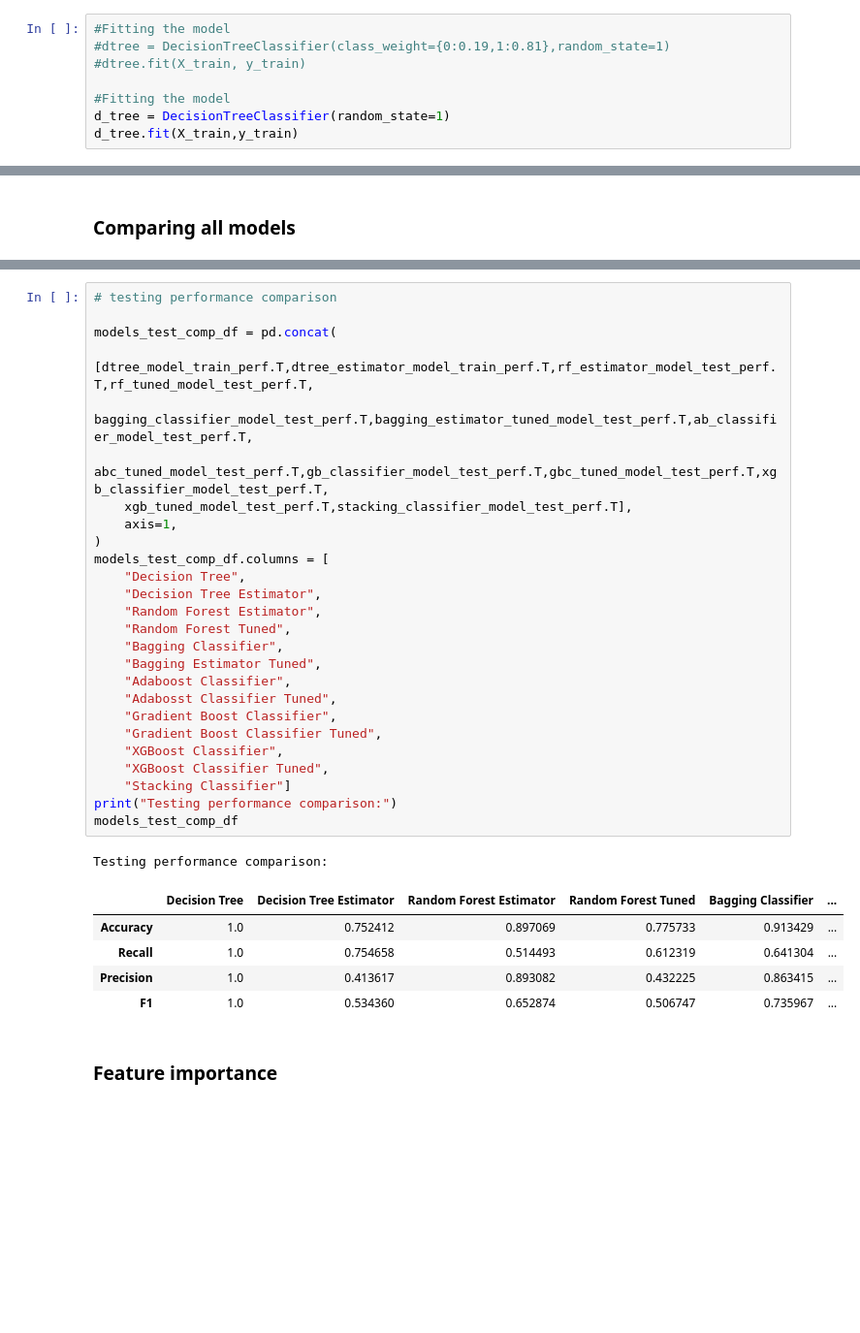
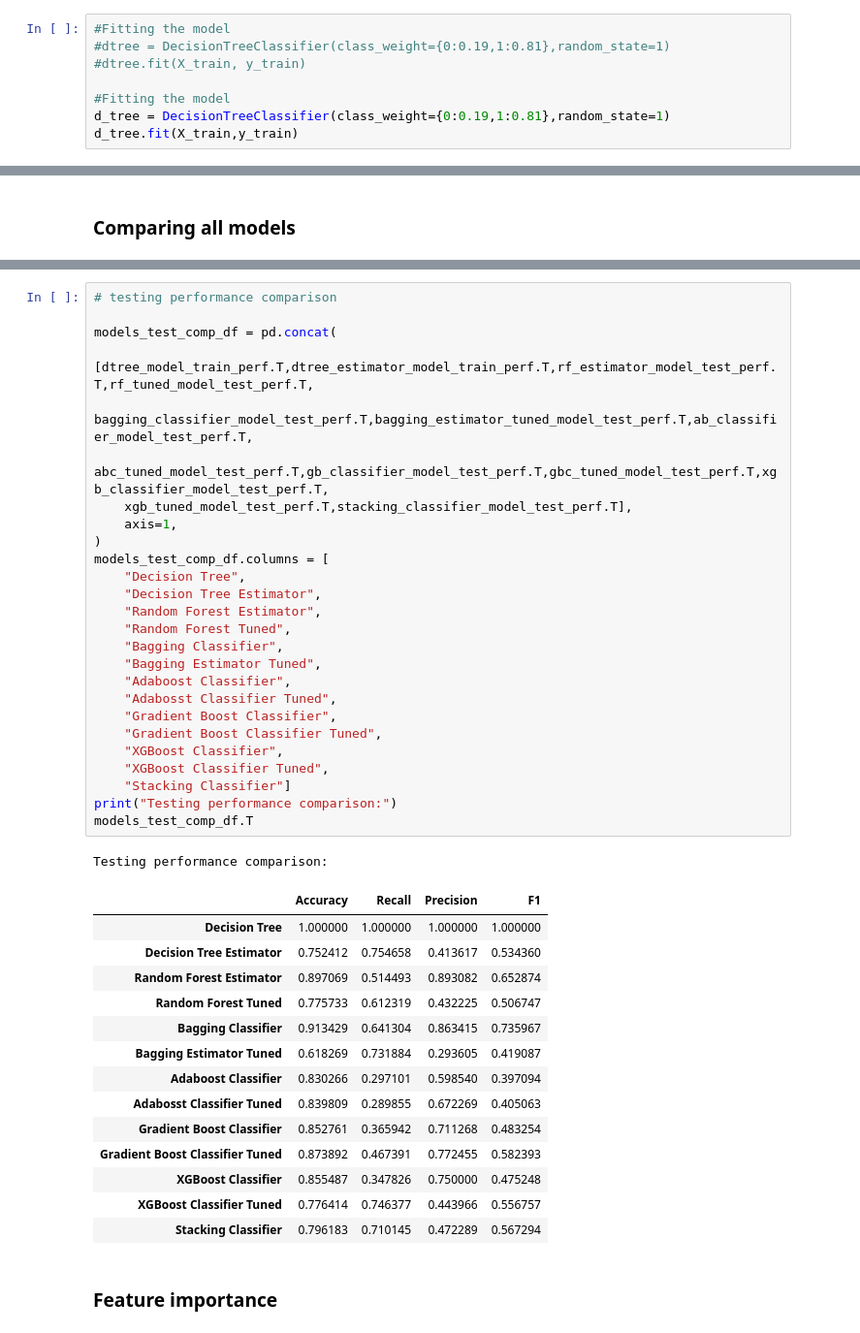
Before and after one commit to cfreeman22/TravelPackagePrediction, a Jupyter notebook: TravelPackagePurchasePrediction.ipynb, the cells around one changed output, grey strips where cells are left out. Shown at 97% size. Saved outputs shown, nothing was run; the diff lists cells and outputs as text; blank space fills up the shorter version.

```diff
--- a/TravelPackagePurchasePrediction.ipynb
+++ b/TravelPackagePurchasePrediction.ipynb
@@ -1046,6 +1109,6 @@ We would want Recall to be maximized, the greater the Recall higher the chances
 #dtree.fit(X_train, y_train)
 
 #Fitting the model
-d_tree = DecisionTreeClassifier(random_state=1)
+d_tree = DecisionTreeClassifier(class_weight={0:0.19,1:0.81},random_state=1)
 d_tree.fit(X_train,y_train)
 # %% [output]
@@ -1621,36 +1761,45 @@ Training performance comparison:
 # %%
 # testing performance comparison
 
 models_test_comp_df = pd.concat(
     [dtree_model_train_perf.T,dtree_estimator_model_train_perf.T,rf_estimator_model_test_perf.T,rf_tuned_model_test_perf.T,
      bagging_classifier_model_test_perf.T,bagging_estimator_tuned_model_test_perf.T,ab_classifier_model_test_perf.T,
      abc_tuned_model_test_perf.T,gb_classifier_model_test_perf.T,gbc_tuned_model_test_perf.T,xgb_classifier_model_test_perf.T,
     xgb_tuned_model_test_perf.T,stacking_classifier_model_test_perf.T],
     axis=1,
 )
 models_test_comp_df.columns = [
     "Decision Tree",
     "Decision Tree Estimator",
     "Random Forest Estimator",
     "Random Forest Tuned",
     "Bagging Classifier",
     "Bagging Estimator Tuned",
     "Adaboost Classifier",
     "Adabosst Classifier Tuned",
     "Gradient Boost Classifier",
     "Gradient Boost Classifier Tuned",
     "XGBoost Classifier",
     "XGBoost Classifier Tuned",
     "Stacking Classifier"]
 print("Testing performance comparison:")
-models_test_comp_df
+models_test_comp_df.T
 # %% [output]
 Testing performance comparison:
-|  | Decision Tree | Decision Tree Estimator | Random Forest Estimator | Random Forest Tuned | Bagging Classifier | ... |
-| Accuracy | 1.0 | 0.752412 | 0.897069 | 0.775733 | 0.913429 | ... |
-| Recall | 1.0 | 0.754658 | 0.514493 | 0.612319 | 0.641304 | ... |
-| Precision | 1.0 | 0.413617 | 0.893082 | 0.432225 | 0.863415 | ... |
-| F1 | 1.0 | 0.534360 | 0.652874 | 0.506747 | 0.735967 | ... |
+|  | Accuracy | Recall | Precision | F1 |
+| Decision Tree | 1.000000 | 1.000000 | 1.000000 | 1.000000 |
+| Decision Tree Estimator | 0.752412 | 0.754658 | 0.413617 | 0.534360 |
+| Random Forest Estimator | 0.897069 | 0.514493 | 0.893082 | 0.652874 |
+| Random Forest Tuned | 0.775733 | 0.612319 | 0.432225 | 0.506747 |
+| Bagging Classifier | 0.913429 | 0.641304 | 0.863415 | 0.735967 |
+| Bagging Estimator Tuned | 0.618269 | 0.731884 | 0.293605 | 0.419087 |
+| Adaboost Classifier | 0.830266 | 0.297101 | 0.598540 | 0.397094 |
+| Adabosst Classifier Tuned | 0.839809 | 0.289855 | 0.672269 | 0.405063 |
+| Gradient Boost Classifier | 0.852761 | 0.365942 | 0.711268 | 0.483254 |
+| Gradient Boost Classifier Tuned | 0.873892 | 0.467391 | 0.772455 | 0.582393 |
+| XGBoost Classifier | 0.855487 | 0.347826 | 0.750000 | 0.475248 |
+| XGBoost Classifier Tuned | 0.776414 | 0.746377 | 0.443966 | 0.556757 |
+| Stacking Classifier | 0.796183 | 0.710145 | 0.472289 | 0.567294 |
 # %% [markdown]
 ### Feature importance
 # %%
```
Also changed, not shown: parts of 93 cells of this notebook.
